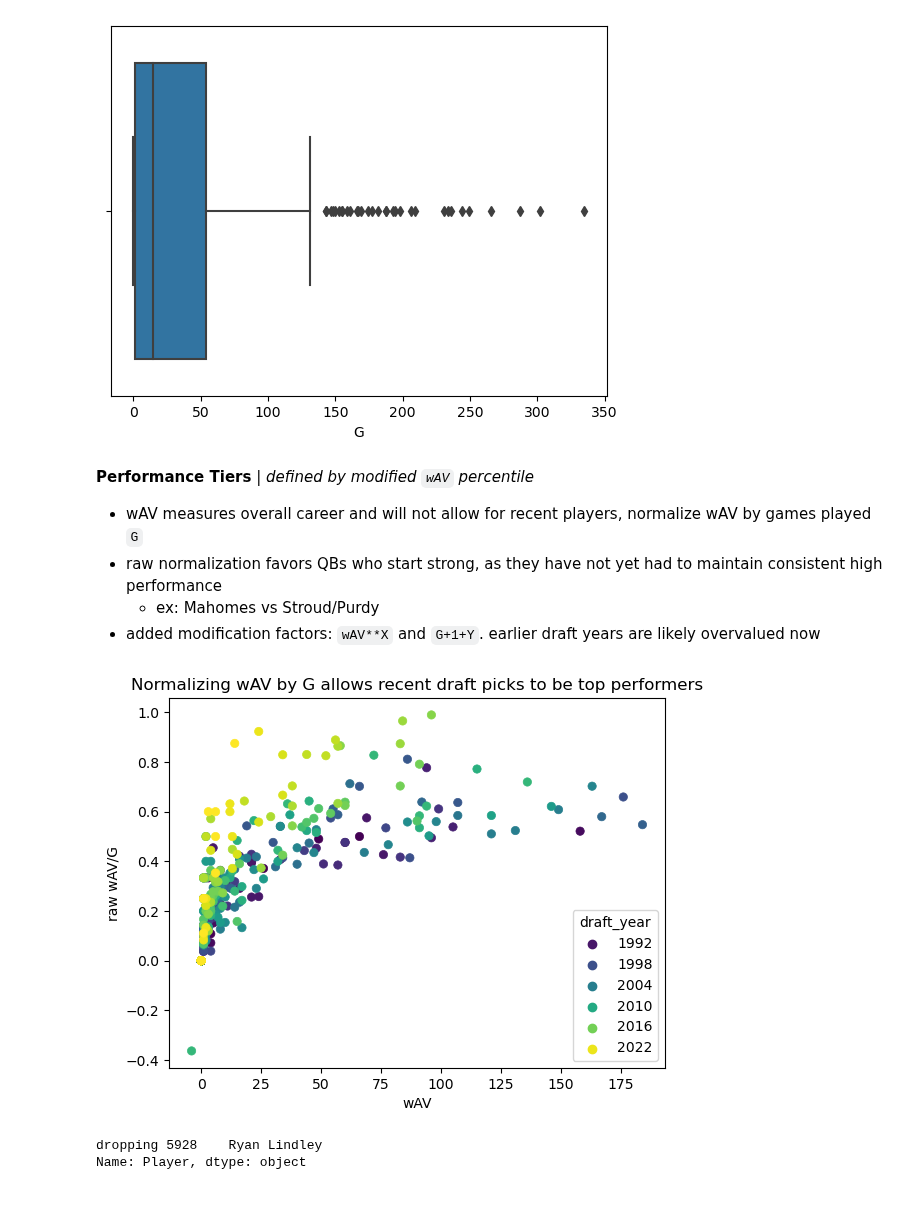
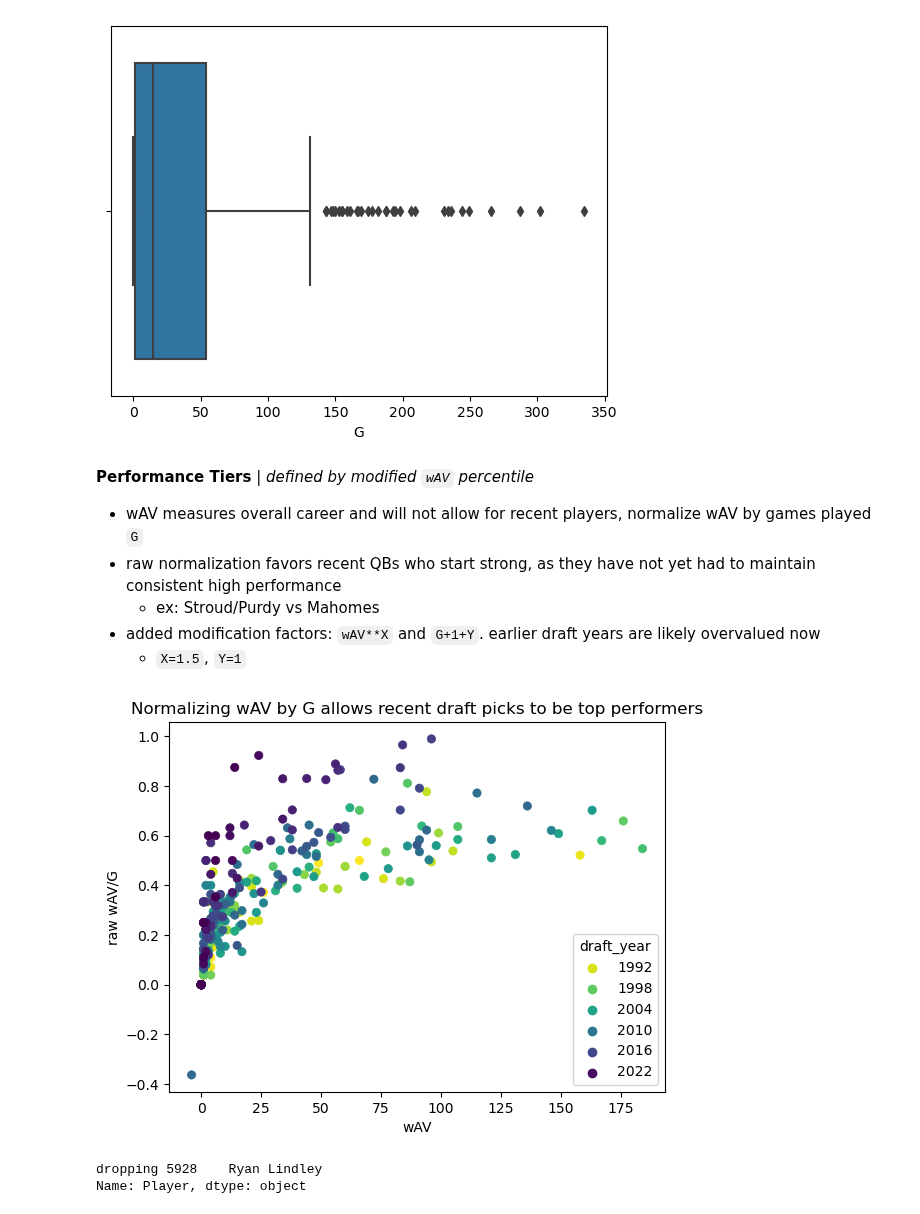
Before and after one commit to NBPub/Springboard, a Jupyter notebook: 20.3.2 Dataset Story/Story.ipynb, the cells around one changed output. Cells and saved outputs as stored; diff of their text form; code cells hidden in the pictures.

```diff
--- a/20.3.2 Dataset Story/Story.ipynb
+++ b/20.3.2 Dataset Story/Story.ipynb
@@ -231,19 +237,20 @@ sns.boxplot(x=df.G)
 **Performance Tiers** | *defined by modified `wAV` percentile*
 
  - wAV measures overall career and will not allow for recent players, normalize wAV by games played `G`
- - raw normalization favors QBs who start strong, as they have not yet had to maintain consistent high performance
-   - ex: Mahomes vs Stroud/Purdy
+ - raw normalization favors recent QBs who start strong, as they have not yet had to maintain consistent high performance
+   - ex: Stroud/Purdy vs Mahomes
  - added modification factors: `wAV**X` and `G+1+Y`. earlier draft years are likely overvalued now
+   - `X=1.5`, `Y=1`
 # %%
 df = pd.read_csv(Path('nfl_draft_table.csv'), index_col=0)
 df = df[df.Pos == 'QB']
 # %%
-sns.scatterplot(df, y=df.wAV/(df.G+1), x='wAV', hue='draft_year', edgecolor='face', palette='viridis')
+sns.scatterplot(df, y=df.wAV/(df.G+1), x='wAV', hue='draft_year', edgecolor='face', palette='viridis_r')
 plt.ylabel('raw wAV/G')
 plt.title('Normalizing wAV by G allows recent draft picks to be top performers')
 plt.show()
 # %% [output]
-[figure, old version]
+[figure, new version]
 # %%
 df['wAV'] = df.wAV**(1.5)/(df.G+2)
 print('dropping', df[df.wAV.isna()].Player)
```
Also changed, not shown: parts of 5 cells of this notebook.
